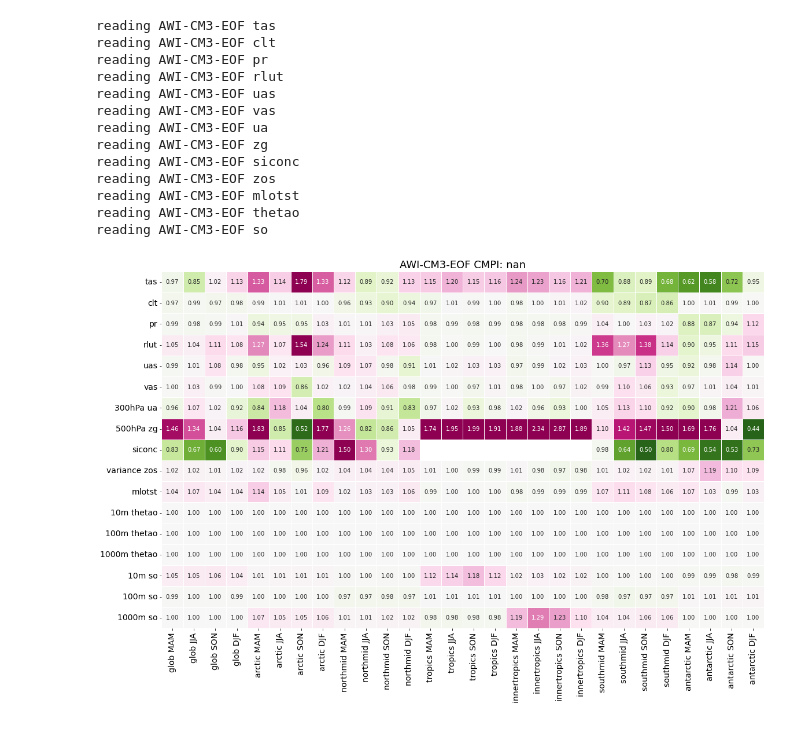
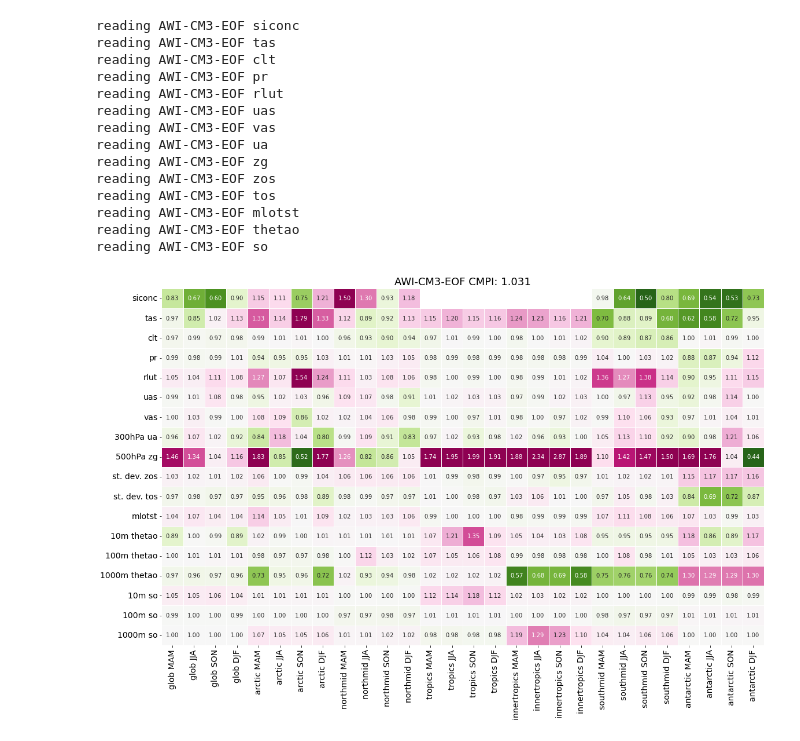
Before and after one commit to JanStreffing/cmpitool, a Jupyter notebook: cmpi_testbed.ipynb, the cells around one changed output. Cells and saved outputs as stored; diff of their text form; code cells hidden in the pictures.

```diff
--- a/cmpi_testbed.ipynb
+++ b/cmpi_testbed.ipynb
@@ -115,4 +118,8 @@ for var,depths in zip(obs,var_depths):
 
             intermediate = xr.open_dataset(obs_path+var+'_'+obs[var]+'_'+var_depths[depths][depth]+'_'+seas+'.nc')
             ds_obs[var,var_depths[depths][depth],seas] = intermediate.compute()
+            try:
+                ds_obs[var,var_depths[var][depth],seas]=ds_obs[var,var_depths[var][depth],seas].drop('depth')
+            except:
+                pass
 # %% [output]
@@ -149,5 +156,9 @@ for model in models:
                     ds_model[var,var_depths[var][depth],seas,model]=ds_model[var,var_depths[var][depth],seas,model].drop('time_bnds')
                 except:
                     pass
+                try:
+                    ds_model[var,var_depths[var][depth],seas,model]=ds_model[var,var_depths[var][depth],seas,model].drop('depth')
+                except:
+                    pass
                 ds_model[var,var_depths[var][depth],seas,model] = ds_model[var,var_depths[var][depth],seas,model].fillna(0)
 # %% [output]
@@ -314,32 +301,12 @@ for model in models:
             for region in regions:
                 for depth in np.arange(0,len(var_depths[var])):
                     for seas in seasons:
-                        if (var == 'tas'):
-                            writer.writerow([var,region,var_depths[var][depth],seas,np.squeeze(error_fraction[var,var_depths[var][depth],seas,model,region].tas.values[0])])
-                        if (var == 'uas'):
-                            writer.writerow([var,region,var_depths[var][depth],seas,np.squeeze(error_fraction[var,var_depths[var][depth],seas,model,region].uas.values[0])])
-                        if (var == 'vas'):
-                            writer.writerow([var,region,var_depths[var][depth],seas,np.squeeze(error_fraction[var,var_depths[var][depth],seas,model,region].vas.values[0])])
-                        if (var == 'ua'):
-                            writer.writerow([var,region,var_depths[var][depth],seas,np.squeeze(error_fraction[var,var_depths[var][depth],seas,model,region].ua.values[0])])
-                        if (var == 'zg'):
-                            writer.writerow([var,region,var_depths[var][depth],seas,np.squeeze(error_fraction[var,var_depths[var][depth],seas,model,region].zg.values[0])])
-                        if (var == 'pr'):
-                            writer.writerow([var,region,var_depths[var][depth],seas,np.squeeze(error_fraction[var,var_depths[var][depth],seas,model,region].pr.values[0])])
-                        if (var == 'rlut'):
-                            writer.writerow([var,region,var_depths[var][depth],seas,np.squeeze(error_fraction[var,var_depths[var][depth],seas,model,region].rlut.values[0])])
-                        if (var == 'clt'):
-                            writer.writerow([var,region,var_depths[var][depth],seas,np.squeeze(error_fraction[var,var_depths[var][depth],seas,model,region].clt.values[0])])
-                        if (var == 'siconc'):
-                            writer.writerow([var,region,var_depths[var][depth],seas,np.squeeze(error_fraction[var,var_depths[var][depth],seas,model,region].siconc.values[0])])
-                        if (var == 'zos'):
-                            writer.writerow([var,region,var_depths[var][depth],seas,np.squeeze(error_fraction[var,var_depths[var][depth],seas,model,region].zos.values[0])])
-                        if (var == 'mlotst'):
-                            writer.writerow([var,region,var_depths[var][depth],seas,np.squeeze(error_fraction[var,var_depths[var][depth],seas,model,region].mlotst.values[0])])
-                        if (var == 'thetao'):
-                            writer.writerow([var,region,var_depths[var][depth],seas,np.squeeze(error_fraction[var,var_depths[var][depth],seas,model,region].thetao.values[0])])
-                        if (var == 'so'):
-                            writer.writerow([var,region,var_depths[var][depth],seas,np.squeeze(error_fraction[var,var_depths[var][depth],seas,model,region].so.values[0])])
+                        writer.writerow([var,region,var_depths[var][depth],seas,np.squeeze(error_fraction[var,var_depths[var][depth],seas,model,region].to_array(var).values[0])])
+                        if ma.isnan(np.squeeze(error_fraction[var,var_depths[var][depth],seas,model,region].to_array(var).values[0])):
+                            pass
+                        else:
+                            sum+=np.squeeze(error_fraction[var,var_depths[var][depth],seas,model,region].to_array(var).values[0])
+                            iter+=1
         cmpi[model]=np.squeeze(sum)/iter
         writer.writerow(['CMPI','global','yearly',cmpi[model]])
 # %%
@@ -387,38 +354,39 @@ for model in models:
                 levelname=''
             else:
                 levelname=var_depths[var][depth]+' '
-            if var == 'zos':
-                levelname='variance '
+            if var == 'zos' or var == 'tos':
+                levelname='st. dev. '
             index_obs.append(levelname+var)
 
     collect_frac_reshaped = np.array(list(collect_frac_non.values()) ).reshape(len(index_obs),len(regions)*len(seasons)) # transform to 2D
     collect_frac_dataframe = pd.DataFrame(data=collect_frac_reshaped, index=index_obs, columns=coord)
 
     fig, ax = plt.subplots(figsize=(28/1.5,17/1.5))
     fig.patch.set_facecolor('white')
     plt.rcParams['axes.facecolor'] = 'white'
     ax = sns.heatmap(collect_frac_dataframe, vmin=0.5, vmax=1.5,center=1,annot=True,fmt='.2f',cmap="PiYG_r",cbar=False,linewidths=1)
     plt.xticks(rotation=90,fontsize=14)
     plt.yticks(rotation=0, ha='right',fontsize=14)
     plt.title(model+' CMPI: '+str(round(cmpi[model],3)), fontsize=18)
 
     plt.savefig(out_path+'plot/'+model+'.png',dpi=300,bbox_inches='tight')
     i+=1
 # %% [output]
+reading AWI-CM3-EOF siconc
 reading AWI-CM3-EOF tas
 reading AWI-CM3-EOF clt
 reading AWI-CM3-EOF pr
 reading AWI-CM3-EOF rlut
 reading AWI-CM3-EOF uas
 reading AWI-CM3-EOF vas
 reading AWI-CM3-EOF ua
 reading AWI-CM3-EOF zg
-reading AWI-CM3-EOF siconc
 reading AWI-CM3-EOF zos
+reading AWI-CM3-EOF tos
 reading AWI-CM3-EOF mlotst
 reading AWI-CM3-EOF thetao
 reading AWI-CM3-EOF so
-[figure, old version]
+[figure, new version]
 # %%
 #Choose ERA5 or NCEP2. This switch also selects the eval/???? subfolders, so do not mix and match as this would lead to incorrect results.
 reanalysis='ERA5'
```
Also changed, not shown: parts of 6 cells of this notebook, 8 other files.
